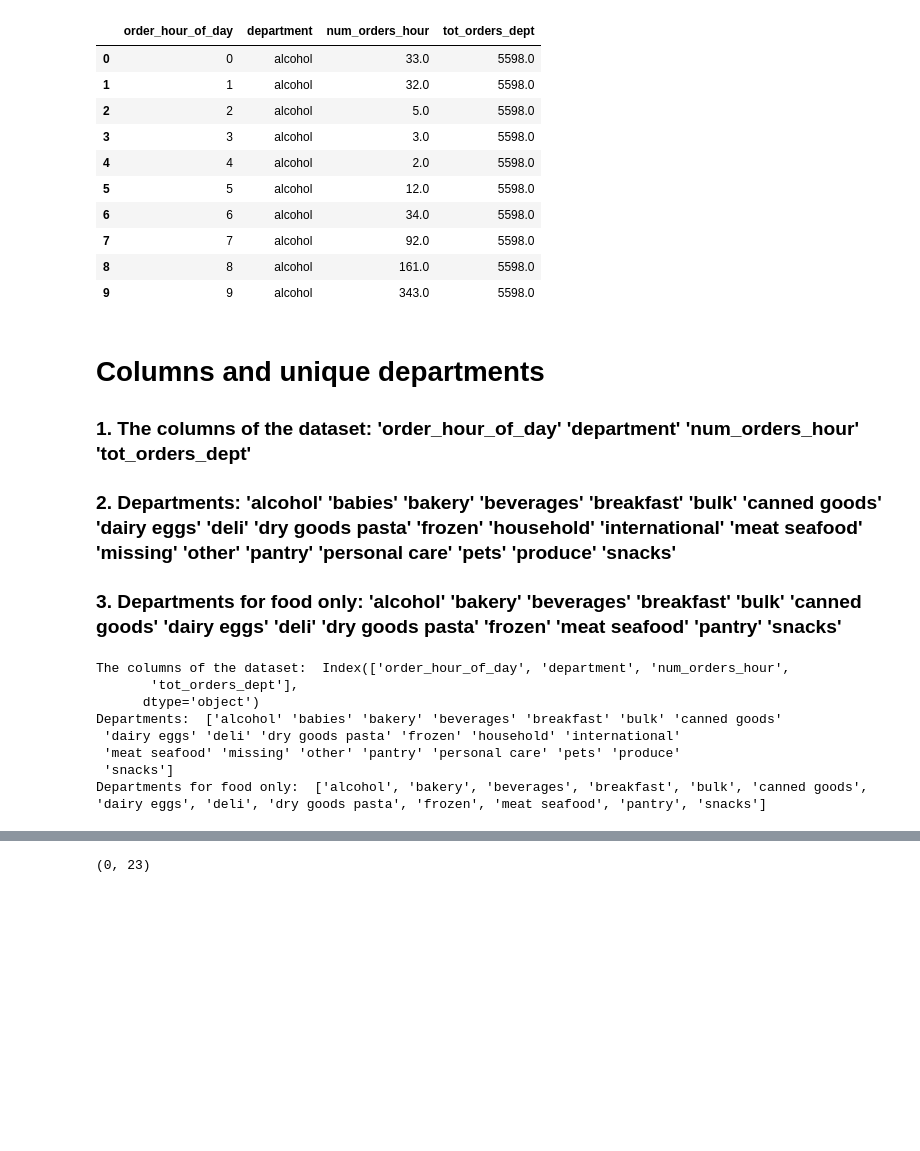
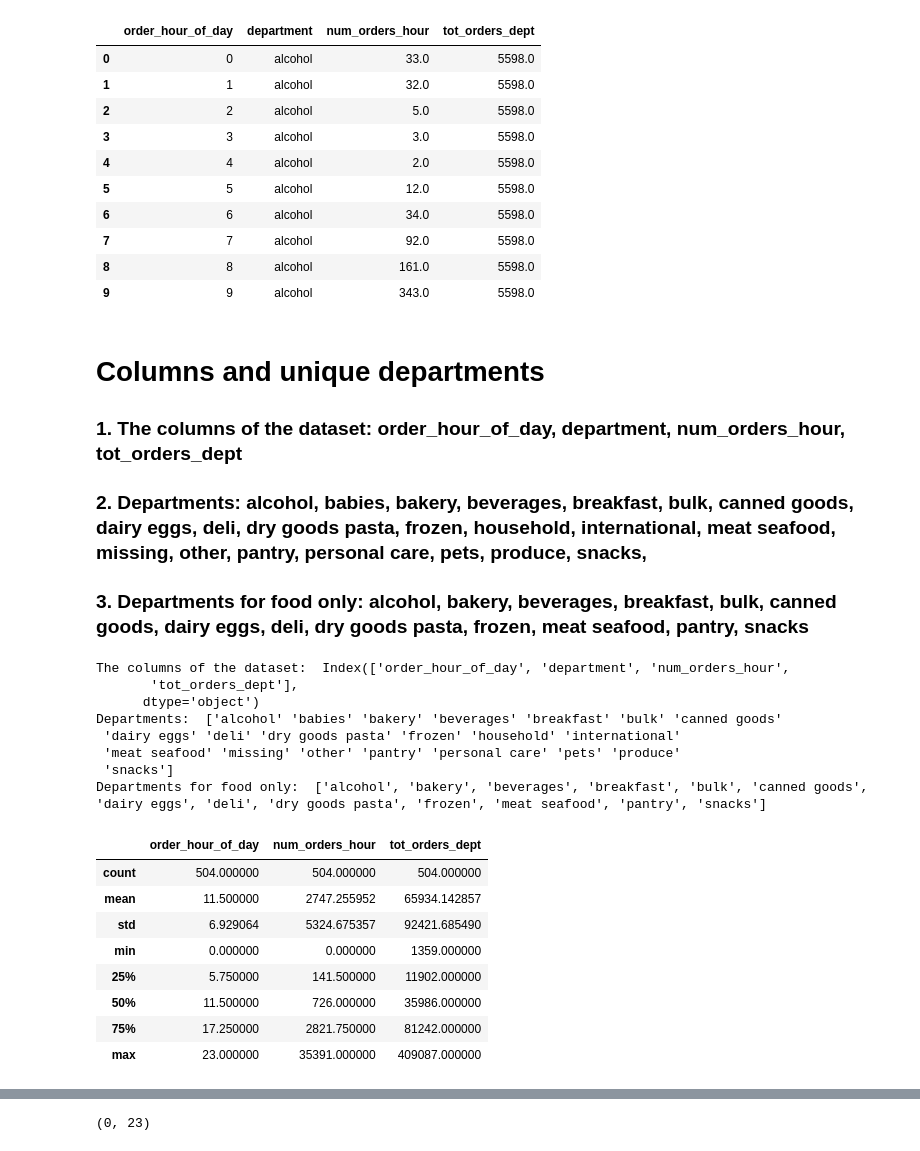
Before and after one commit to naimul011/grocery_shopping_order_analysis, a Jupyter notebook: notebook.ipynb, the cells around one changed output, grey strips where cells are left out. Cells and saved outputs as stored; diff of their text form; code cells hidden in the pictures; blank space fills up the shorter version.

```diff
--- a/notebook.ipynb
+++ b/notebook.ipynb
@@ -34,26 +34,36 @@ train.head(10)
 # %% [markdown]
 # Columns and unique departments
 
-### 1. The columns of the dataset:  'order_hour_of_day'    'department'    'num_orders_hour'  'tot_orders_dept'
+### 1. The columns of the dataset:  order_hour_of_day,   department,   num_orders_hour,  tot_orders_dept
 
-### 2. Departments:  'alcohol'  'babies'  'bakery'  'beverages'  'breakfast'  'bulk'  'canned goods' 'dairy eggs' 'deli'  'dry goods pasta'  'frozen'  'household' 'international'  'meat seafood'  'missing'  'other'  'pantry'  'personal care'  'pets'  'produce'  'snacks'
-### 3. Departments for food only:  'alcohol'  'bakery'   'beverages'   'breakfast'    'bulk'    'canned goods'   'dairy eggs'    'deli'    'dry goods pasta'   'frozen'   'meat seafood'   'pantry'   'snacks'
+### 2. Departments:  alcohol,  babies, bakery, beverages, breakfast,  bulk, canned goods, dairy eggs, deli,  dry goods pasta,  frozen, household, international,  meat seafood, missing,  other, pantry, personal care,  pets,  produce,  snacks,
+### 3. Departments for food only:  alcohol,  bakery,  beverages, breakfast,  bulk,    canned goods,  dairy eggs,  deli,   dry goods pasta,   frozen,  meat seafood,  pantry,   snacks
 # %%
 print('The columns of the dataset: ',train.columns)
 print('Departments: ',train.department.unique())
 
 food_departments = ['alcohol','bakery','beverages','breakfast','bulk','canned goods','dairy eggs','deli','dry goods pasta','frozen','meat seafood','pantry',
  'snacks']
 
 print('Departments for food only: ',food_departments)
+train.describe()
 # %% [output]
 The columns of the dataset:  Index(['order_hour_of_day', 'department', 'num_orders_hour',
        'tot_orders_dept'],
       dtype='object')
 Departments:  ['alcohol' 'babies' 'bakery' 'beverages' 'breakfast' 'bulk' 'canned goods'
  'dairy eggs' 'deli' 'dry goods pasta' 'frozen' 'household' 'international'
  'meat seafood' 'missing' 'other' 'pantry' 'personal care' 'pets' 'produce'
  'snacks']
 Departments for food only:  ['alcohol', 'bakery', 'beverages', 'breakfast', 'bulk', 'canned goods', 'dairy eggs', 'deli', 'dry goods pasta', 'frozen', 'meat seafood', 'pantry', 'snacks']
+|  | order_hour_of_day | num_orders_hour | tot_orders_dept |
+| count | 504.000000 | 504.000000 | 504.000000 |
+| mean | 11.500000 | 2747.255952 | 65934.142857 |
+| std | 6.929064 | 5324.675357 | 92421.685490 |
+| min | 0.000000 | 0.000000 | 1359.000000 |
+| 25% | 5.750000 | 141.500000 | 11902.000000 |
+| 50% | 11.500000 | 726.000000 | 35986.000000 |
+| 75% | 17.250000 | 2821.750000 | 81242.000000 |
+| max | 23.000000 | 35391.000000 | 409087.000000 |
 # %% [markdown]
 # Data analysis
```
Also changed, not shown: parts of 8 cells of this notebook.
